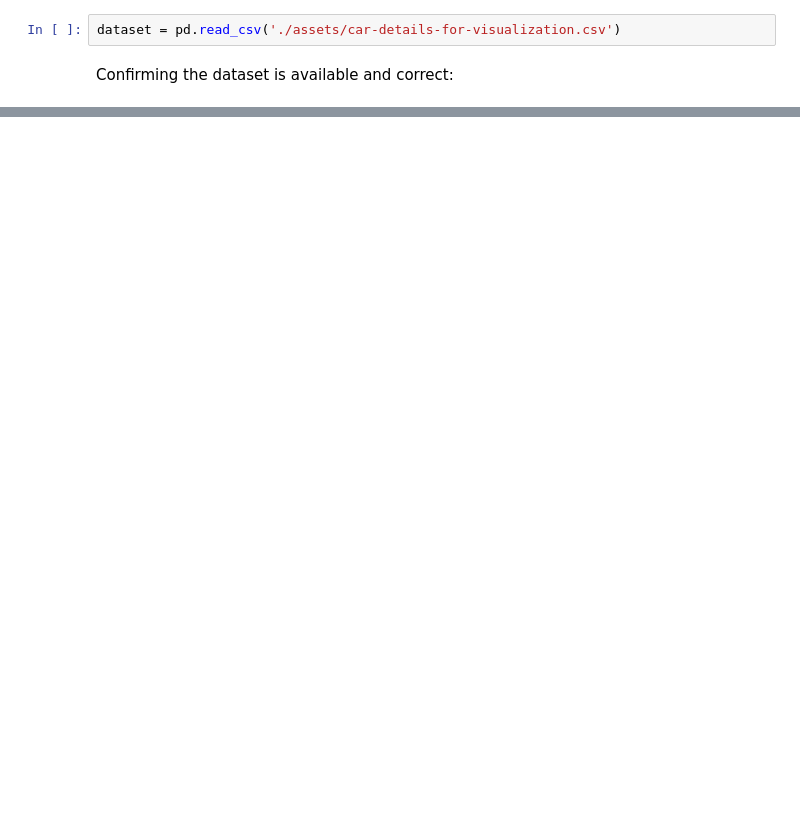
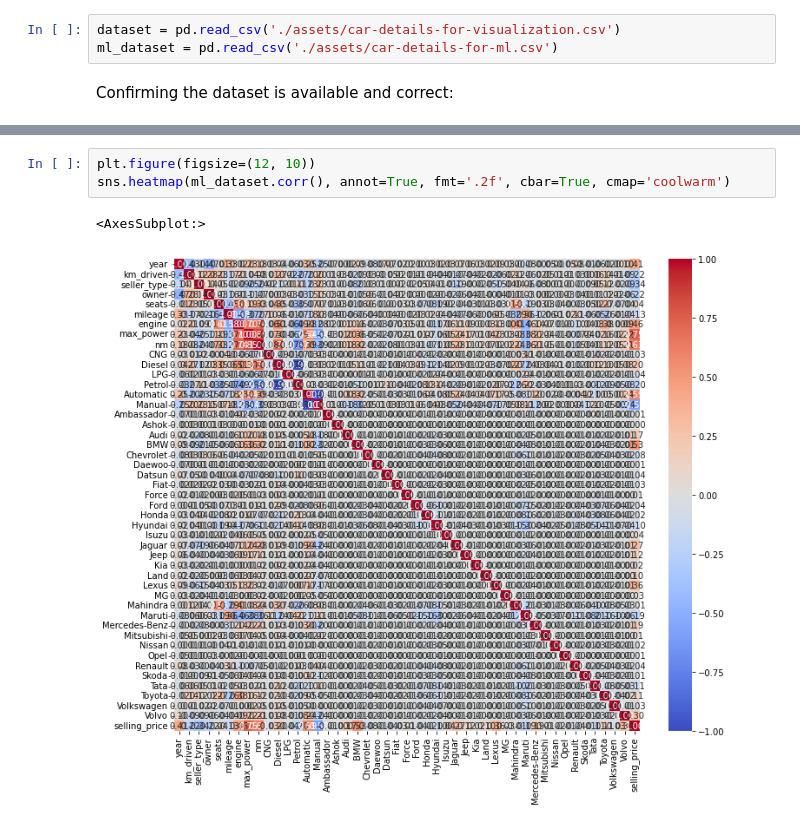
Before and after one commit to mnbuhl/used-car-price, a Jupyter notebook: data_visualization.ipynb, the cells around one changed output, grey strips where cells are left out. Drawn from its saved outputs; the diff is of its cells as text; blank space fills up the shorter version.

```diff
--- a/data_visualization.ipynb
+++ b/data_visualization.ipynb
@@ -10,5 +11,6 @@ import matplotlib.pyplot as plt
 # %%
 dataset = pd.read_csv('./assets/car-details-for-visualization.csv')
+ml_dataset = pd.read_csv('./assets/car-details-for-ml.csv')
 # %% [markdown]
 Confirming the dataset is available and correct:
 # %%
@@ -22,0 +48,6 @@ dataset.head()
+# %%
+plt.figure(figsize=(12, 10))
+sns.heatmap(ml_dataset.corr(), annot=True, fmt='.2f', cbar=True, cmap='coolwarm')
+# %% [output]
+<AxesSubplot:>
+[figure, added]
```
Also changed, not shown: parts of 5 cells of this notebook, 3 other files.
